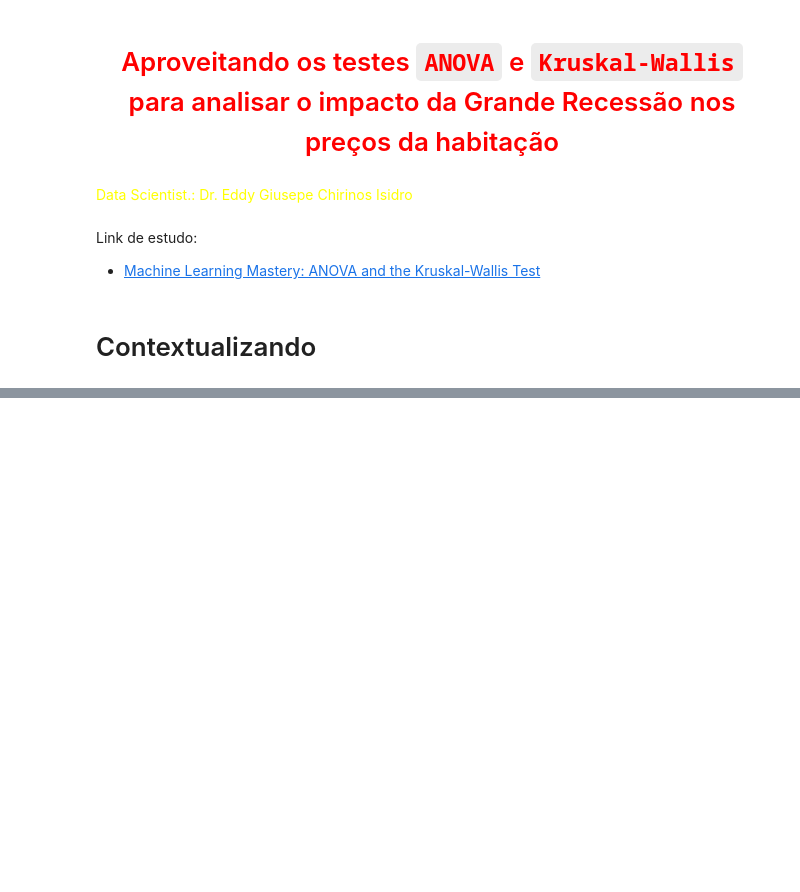
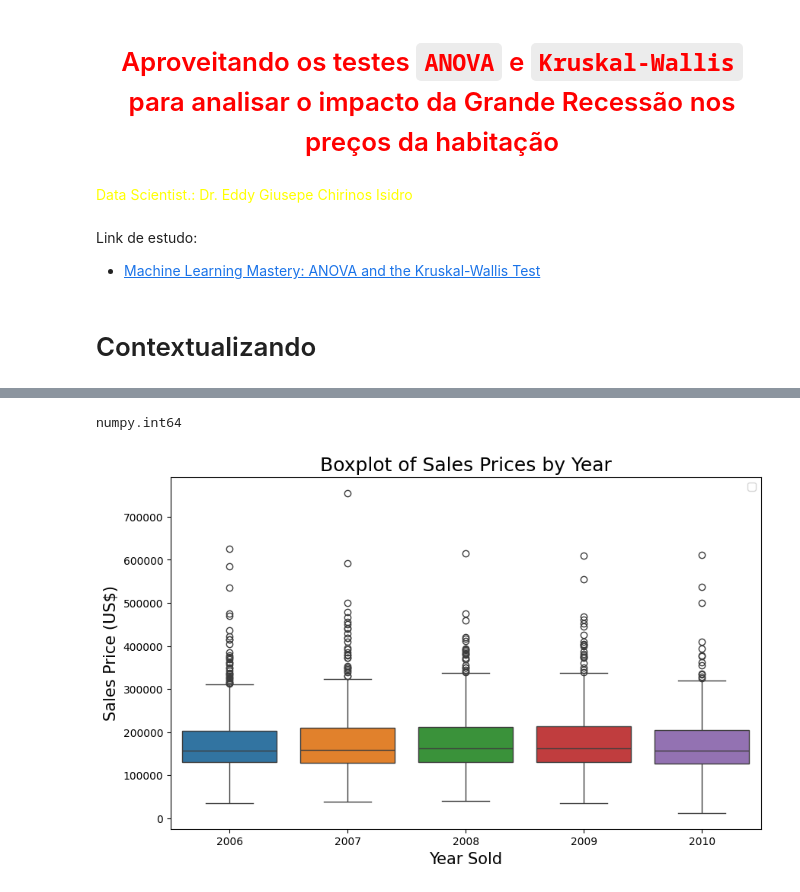
Before and after one commit to EddyGiusepe/Learning_Class_in_Python, a Jupyter notebook: The_Chi-squared_test/ANOVA_and_the_Kruskal-Wallis_Test.ipynb, the cells around one changed output, grey strips where cells are left out. Saved outputs shown, nothing was run; the diff lists cells and outputs as text; code cells hidden in the pictures; blank space fills up the shorter version.

```diff
--- a/The_Chi-squared_test/ANOVA_and_the_Kruskal-Wallis_Test.ipynb
+++ b/The_Chi-squared_test/ANOVA_and_the_Kruskal-Wallis_Test.ipynb
@@ -14,0 +19,13 @@ Dado este cenário, é particularmente intrigante analisar os dados habitacionai
+# %%
+# Importando as nossas Bibliotecas:
+import pandas as pd
+import seaborn as sns
+import matplotlib.pyplot as plt
+# Use essa flag caso esteja utilizando o jupyter notebook ou o console ipython
+%matplotlib inline
+
+
+# Carregando nosso Dataset:
+Ames = pd.read_csv('./Ames.csv')
+
+Ames.head()
@@ -14,0 +65,5 @@ Dado este cenário, é particularmente intrigante analisar os dados habitacionai
+# %%
+# Convertendo 'YrSold' em uma variável categórica:
+Ames['YrSold'] = Ames['YrSold'].astype('category')
+
+Ames.head()
@@ -14,0 +98,15 @@ Dado este cenário, é particularmente intrigante analisar os dados habitacionai
+# %%
+# CUIDADO --> Ver melhor o ".info()", porque aí aparecerá que é CATEGÓRICO:
+type(Ames["YrSold"].iloc[0])
+# %% [output]
+numpy.int64
+# %%
+plt.figure(figsize=(10, 6))
+sns.boxplot(x=Ames['YrSold'], y=Ames['SalePrice'], hue=Ames['YrSold'])
+plt.title('Boxplot of Sales Prices by Year', fontsize=18)
+plt.xlabel('Year Sold', fontsize=15)
+plt.ylabel('Sales Price (US$)', fontsize=15)
+plt.legend('')
+plt.show()
+# %% [output]
+[figure, added]
```
Also changed, not shown: parts of 8 cells of this notebook.
